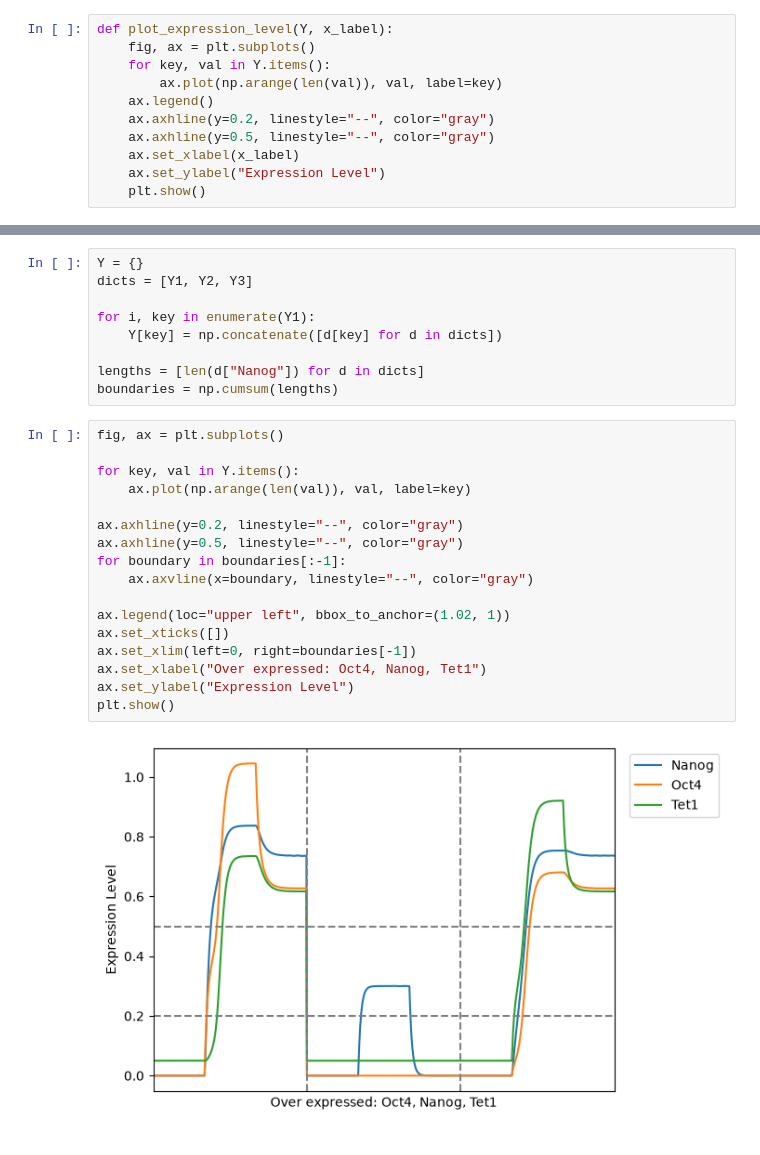
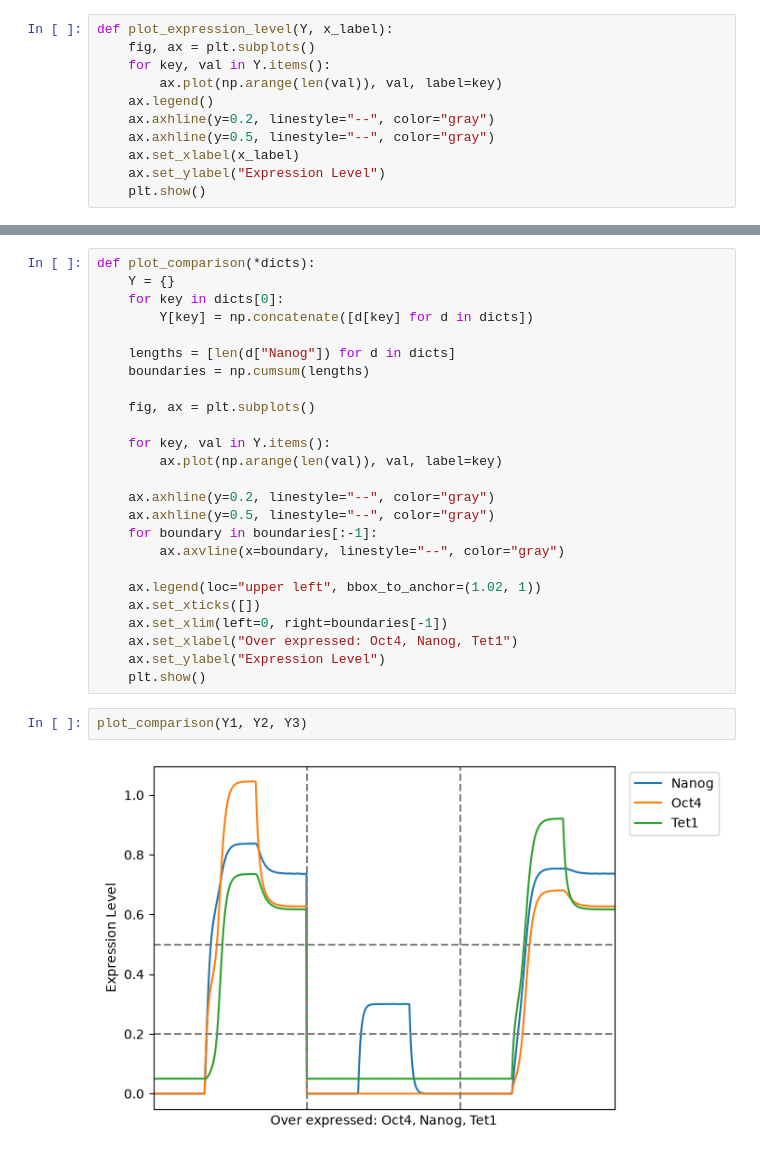
Before and after one commit to Xraaaay/lu_bern01, a Jupyter notebook: Project03/cell_reprogramming.ipynb, the cells around one changed output, grey strips where cells are left out. Cells and saved outputs as stored; diff of their text form.

```diff
--- a/Project03/cell_reprogramming.ipynb
+++ b/Project03/cell_reprogramming.ipynb
@@ -231,28 +218,29 @@ plot_expression_level(Y3, "Tet1")
-# %%
-Y = {}
-dicts = [Y1, Y2, Y3]
-
-for i, key in enumerate(Y1):
-    Y[key] = np.concatenate([d[key] for d in dicts])
-
-lengths = [len(d["Nanog"]) for d in dicts]
-boundaries = np.cumsum(lengths)
 # %%
-fig, ax = plt.subplots()
+def plot_comparison(*dicts):
+    Y = {}
+    for key in dicts[0]:
+        Y[key] = np.concatenate([d[key] for d in dicts])
 
-for key, val in Y.items():
-    ax.plot(np.arange(len(val)), val, label=key)
+    lengths = [len(d["Nanog"]) for d in dicts]
+    boundaries = np.cumsum(lengths)
 
-ax.axhline(y=0.2, linestyle="--", color="gray")
-ax.axhline(y=0.5, linestyle="--", color="gray")
-for boundary in boundaries[:-1]:
-    ax.axvline(x=boundary, linestyle="--", color="gray")
+    fig, ax = plt.subplots()
 
-ax.legend(loc="upper left", bbox_to_anchor=(1.02, 1))
-ax.set_xticks([])
-ax.set_xlim(left=0, right=boundaries[-1])
-ax.set_xlabel("Over expressed: Oct4, Nanog, Tet1")
-ax.set_ylabel("Expression Level")
-plt.show()
+    for key, val in Y.items():
+        ax.plot(np.arange(len(val)), val, label=key)
+
+    ax.axhline(y=0.2, linestyle="--", color="gray")
+    ax.axhline(y=0.5, linestyle="--", color="gray")
+    for boundary in boundaries[:-1]:
+        ax.axvline(x=boundary, linestyle="--", color="gray")
+
+    ax.legend(loc="upper left", bbox_to_anchor=(1.02, 1))
+    ax.set_xticks([])
+    ax.set_xlim(left=0, right=boundaries[-1])
+    ax.set_xlabel("Over expressed: Oct4, Nanog, Tet1")
+    ax.set_ylabel("Expression Level")
+    plt.show()
-# %% [output]
-[figure, removed]
+# %%
+plot_comparison(Y1, Y2, Y3)
+# %% [output]
+[figure, added]
```
Also changed, not shown: parts of 15 cells of this notebook.
